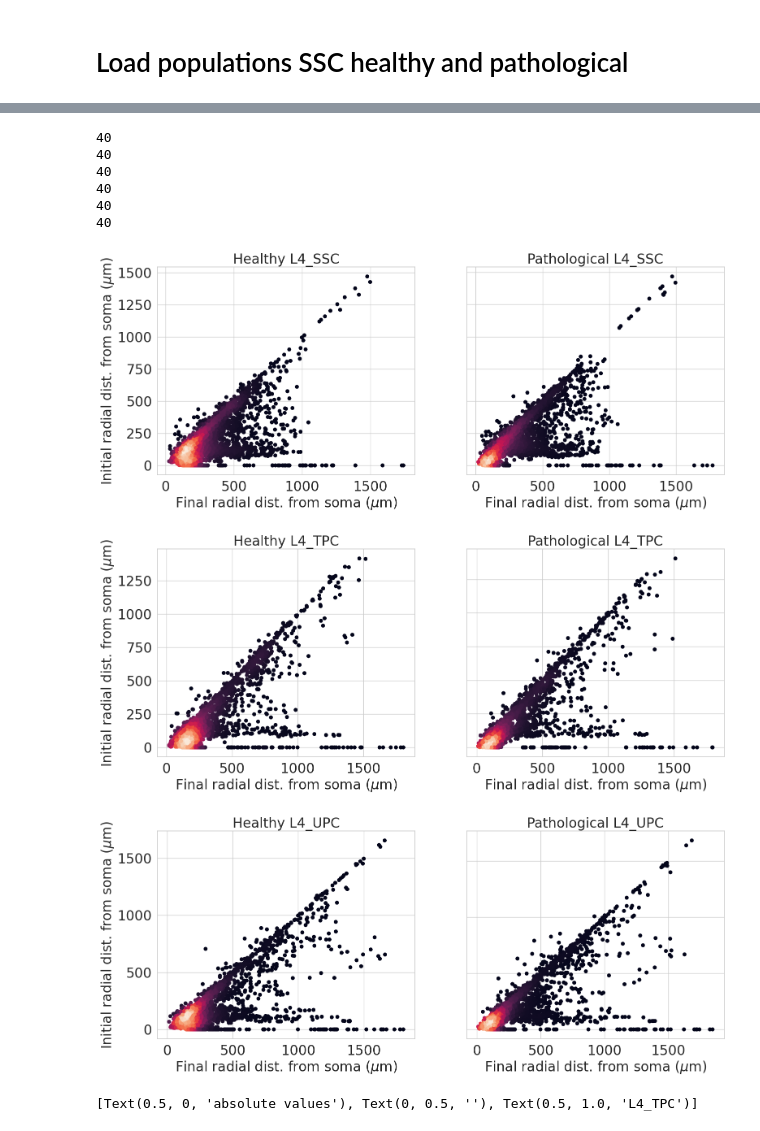
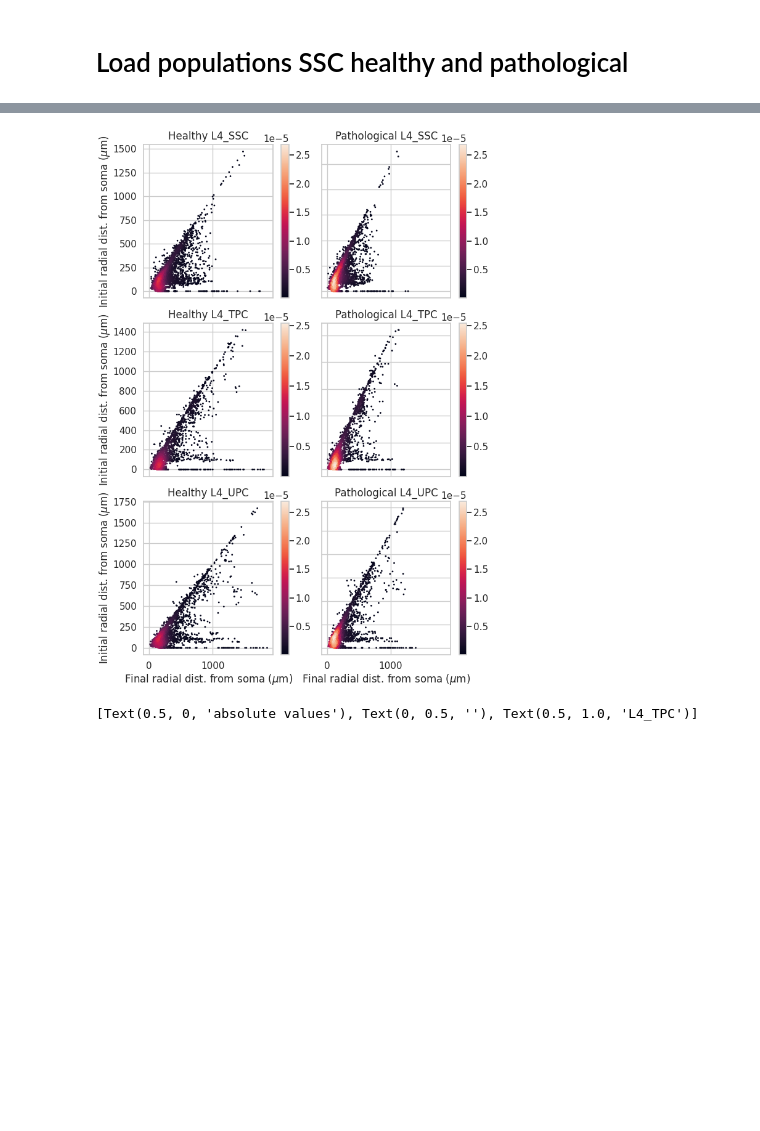
Before and after one commit to jazz031195/NeuroTS, a Jupyter notebook: examples/graphs_ines.ipynb, the cells around one changed output, grey strips where cells are left out. Saved outputs shown, nothing was run; the diff lists cells and outputs as text; code cells hidden in the pictures; blank space fills up the shorter version.

Commit message:
nicer graphs ? + betti

```diff
--- a/examples/graphs_ines.ipynb
+++ b/examples/graphs_ines.ipynb
@@ -117,7 +190,7 @@ def generate_cell(input_name, output_dir, output_name, nb_cells):
 from pathlib import Path
 import os
 
-type_  = 'L4_TPC'
+type_  = 'L4_UPC'
 folder = f"Cortical_morphologies/{type_}"
 filenames = os.listdir(folder)
 filenames =[file.split('.')[0] for file in filenames if ".asc" in file]
@@ -232,2 +311,0 @@ def persistent_diagram_synth_vs_reco(path_synth_health, path_synth_path, type_,
-# %%
-plt.rcParams.keys()
@@ -252,31 +312,10 @@ KeysView(RcParams({'_internal.classic_mode': False,
 # %%
 from scipy.stats import gaussian_kde
 
 neuron_type = ['L4_SSC', 'L4_TPC', 'L4_UPC']
-
-for type_ in neuron_type:
-    folder = f"Cortical_morphologies/synthetic_{type_}"
-    path_synth_health = os.listdir(folder)
-    path_synth_health =[f"{folder}/{file}" for file in path_synth_health if ".swc" in file]
-
-    print(len(path_synth_health))
-
-    folder = f"Cortical_morphologies/shrunk_75_synthetic_{type_}"
-    path_synth_path = os.listdir(folder)
-    path_synth_path =[f"{folder}/{file}" for file in path_synth_path if ".swc" in file]
-
-    print(len(path_synth_path))
-    persistent_diagram_synth_vs_reco(path_synth_health, path_synth_path, type_)
+persistent_diagram_synth_vs_reco(neuron_type)
 # %% [output]
-40
-40
-40
-40
-40
-40
-[figure, old version]
+[figure, new version]
-[figure, removed]
-[figure, removed]
 # %%
 import os
 import numpy as np
```
Also changed, not shown: parts of 13 cells of this notebook.
